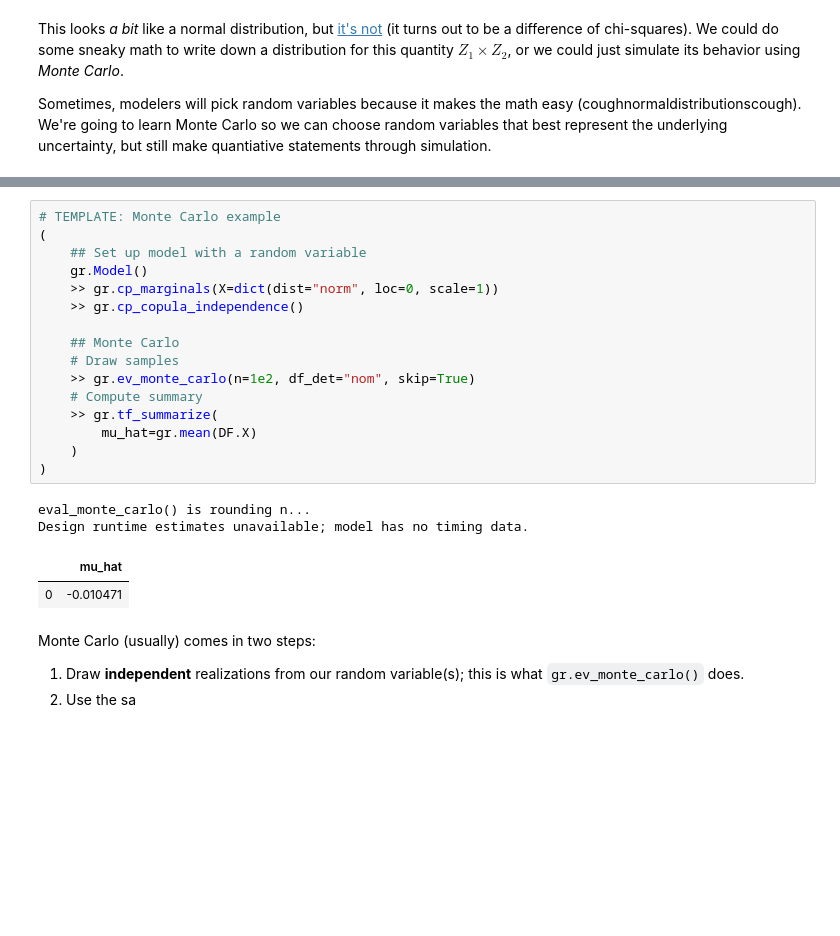
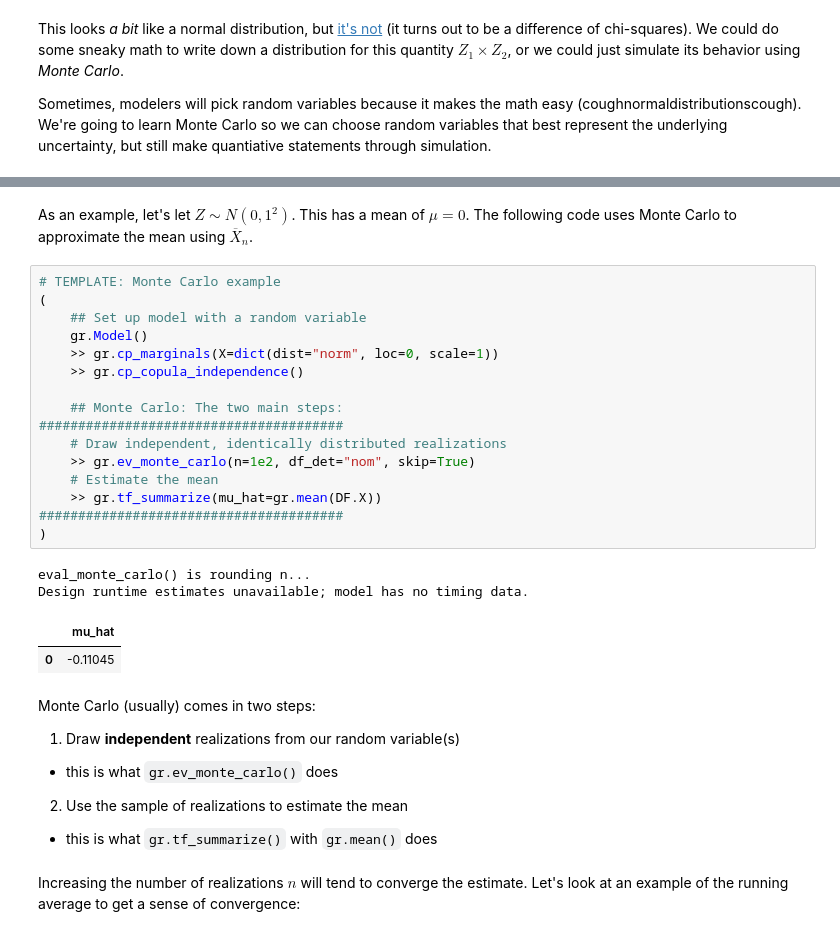
Before and after one commit to zdelrosario/pdo-notes, a Jupyter notebook: day13.ipynb, the cells around one changed output, grey strips where cells are left out. Drawn from its saved outputs; the diff is of its cells as text; blank space fills up the shorter version.

```diff
--- a/day13.ipynb
+++ b/day13.ipynb
@@ -160,29 +262,35 @@ Monte Carlo has its theoretical justification in the [law of large numbers](http
+# %% [markdown]
+As an example, let's let $Z \sim N(0, 1^2)$. This has a mean of $\mu = 0$. The following code uses Monte Carlo to approximate the mean using $\overline{X}_n$.
 # %%
 # TEMPLATE: Monte Carlo example
 (
     ## Set up model with a random variable
     gr.Model()
     >> gr.cp_marginals(X=dict(dist="norm", loc=0, scale=1))
     >> gr.cp_copula_independence()
 
-    ## Monte Carlo
-    # Draw samples
+    ## Monte Carlo: The two main steps:
+#######################################
+    # Draw independent, identically distributed realizations
     >> gr.ev_monte_carlo(n=1e2, df_det="nom", skip=True)
-    # Compute summary
-    >> gr.tf_summarize(
-        mu_hat=gr.mean(DF.X)
-    )
+    # Estimate the mean
+    >> gr.tf_summarize(mu_hat=gr.mean(DF.X))
+#######################################
 )
 # %% [output]
 eval_monte_carlo() is rounding n...
 Design runtime estimates unavailable; model has no timing data.
 |  | mu_hat |
-| 0 | -0.010471 |
+| 0 | -0.11045 |
 # %% [markdown]
 Monte Carlo (usually) comes in two steps:
 
-1. Draw **independent** realizations from our random variable(s); this is what `gr.ev_monte_carlo()` does.
-2. Use the sa
+1. Draw **independent** realizations from our random variable(s)
+  - this is what `gr.ev_monte_carlo()` does
+2. Use the sample of realizations to estimate the mean
+  - this is what `gr.tf_summarize()` with `gr.mean()` does
+# %% [markdown]
+Increasing the number of realizations $n$ will tend to converge the estimate. Let's look at an example of the running average to get a sense of convergence:
 # %%
 (
     ## Set up model with a random variable
```
Also changed, not shown: parts of 41 cells of this notebook.
